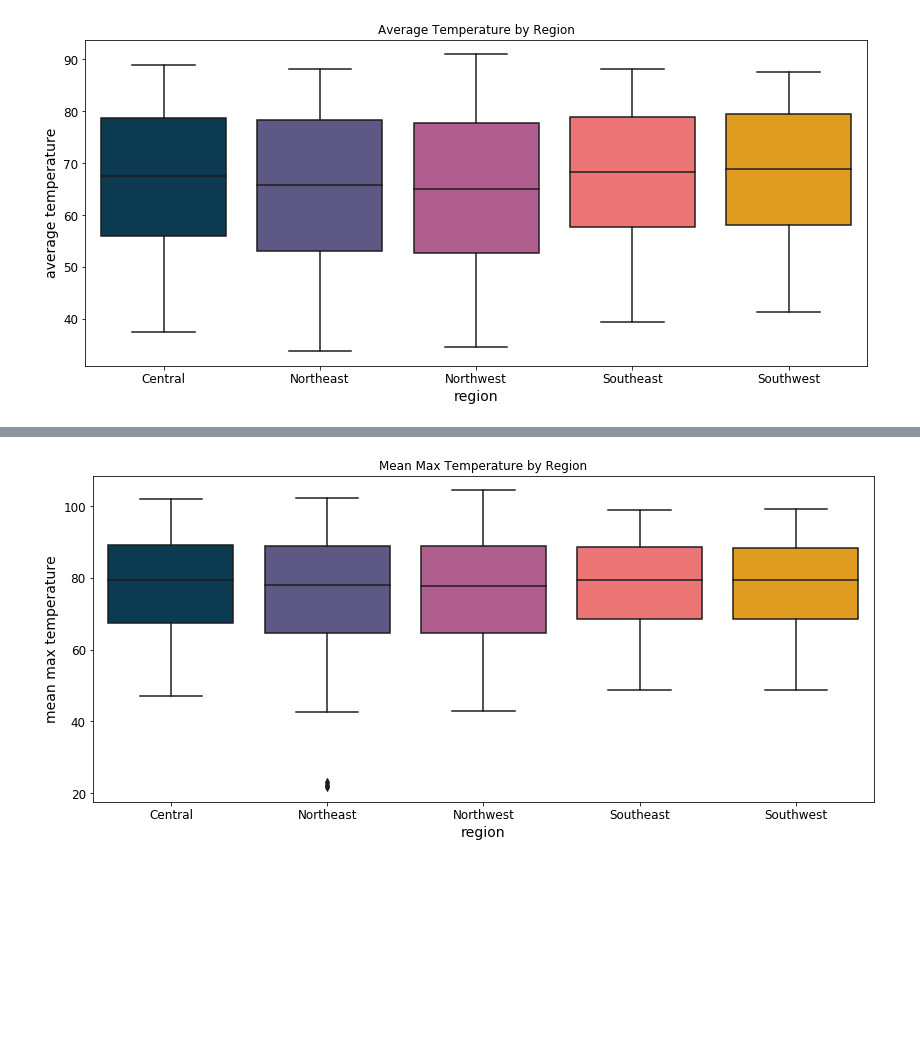
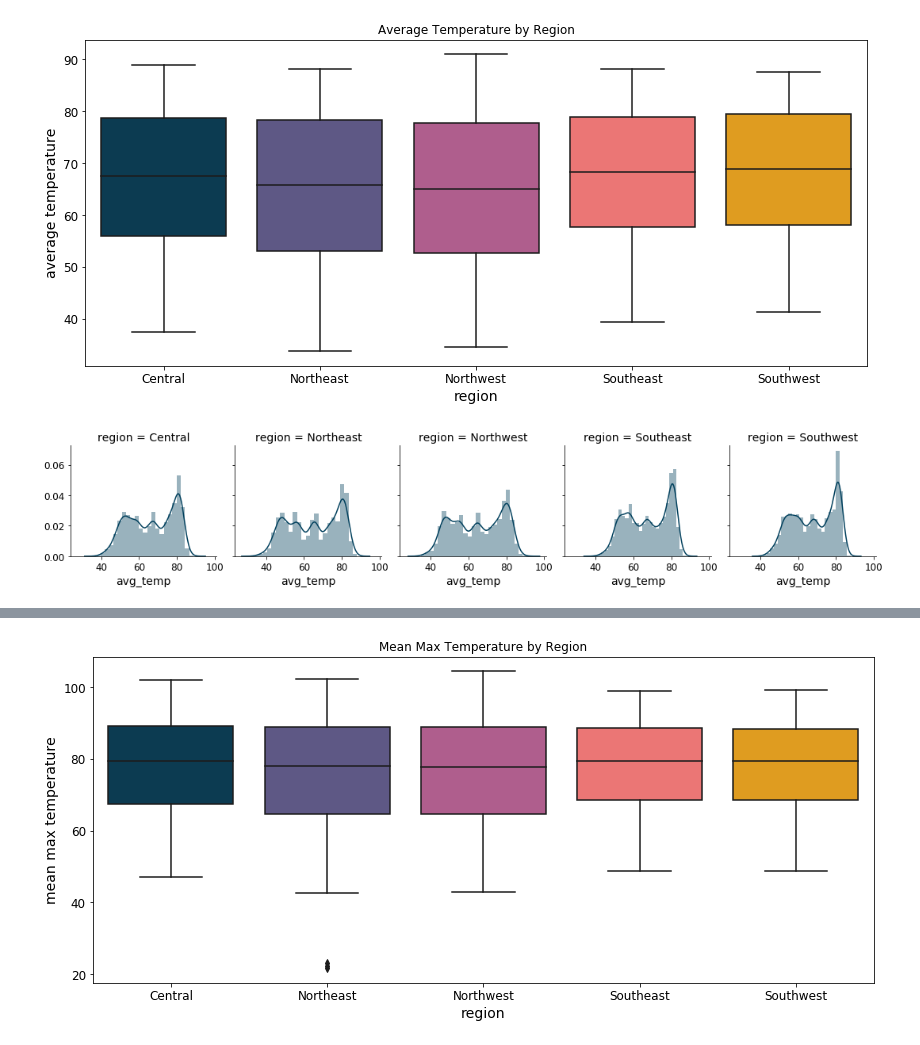
Before and after one commit to jennyrhee/flood-events, a Jupyter notebook: notebooks/data_storytelling.ipynb, the cells around one changed output, grey strips where cells are left out. Cells and saved outputs as stored; diff of their text form; code cells hidden in the pictures; blank space fills up the shorter version.

Commit message:
Added more visualizations

```diff
--- a/notebooks/data_storytelling.ipynb
+++ b/notebooks/data_storytelling.ipynb
@@ -22,7 +23,10 @@ matplotlib.rcParams['text.color'] = 'k'
 sns.set_palette(['#003f5c', '#58508d', '#bc5090', '#ff6361', '#ffa600'])
 # %%
 df = pd.read_csv('../data/cleaned/cleaned_data.csv', parse_dates=[0],
-                 dtype={'parish': 'category', 'region': 'category'})
+                 dtype={'event_count': int, 'injuries_direct': int,
+                        'injuries_indirect': int, 'deaths_direct': int,
+                        'deaths_indirect': int, 'parish': 'category',
+                        'region': 'category'})
 df['date'] = df.date.dt.to_period('M')
 
 # Only look until 2018 since 2019 is not over
@@ -56,2 +59,7 @@ _ = plt.title('Average Temperature by Region')
 # %% [output]
 [figure]
+# %%
+g = sns.FacetGrid(df, col='region')
+g.map(sns.distplot, 'avg_temp');
+# %% [output]
+[figure, added]
```
Also changed, not shown: parts of 51 cells of this notebook.
